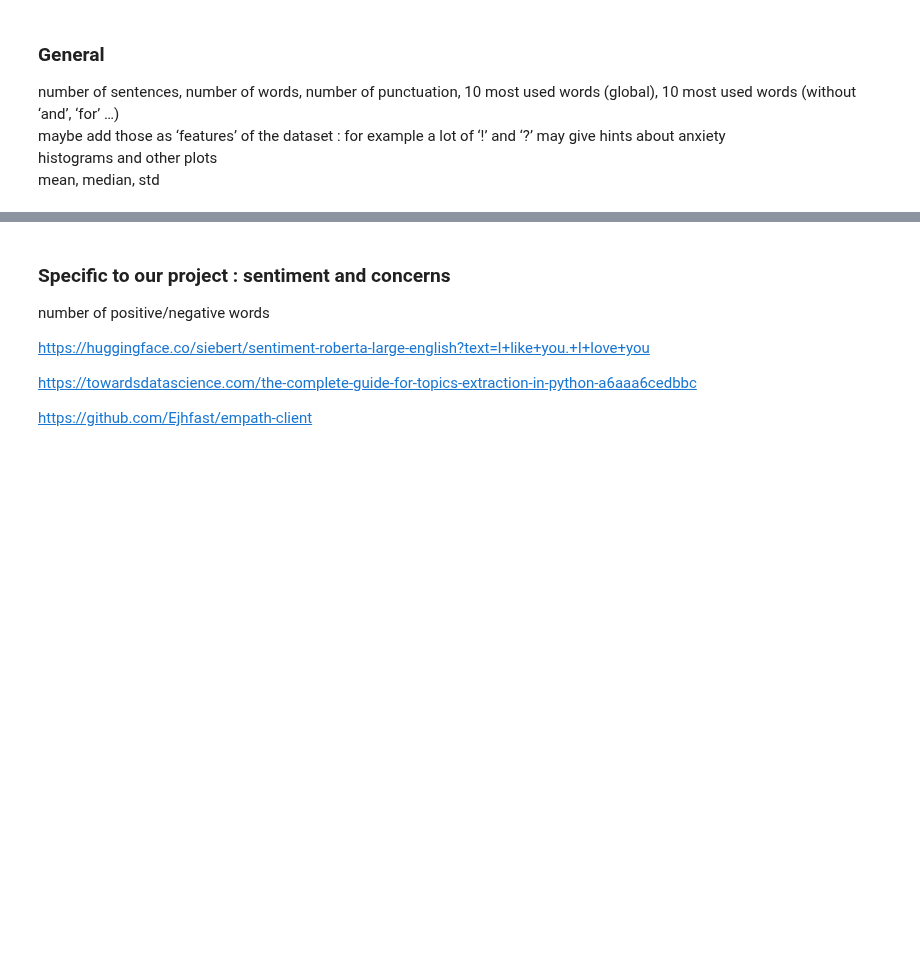
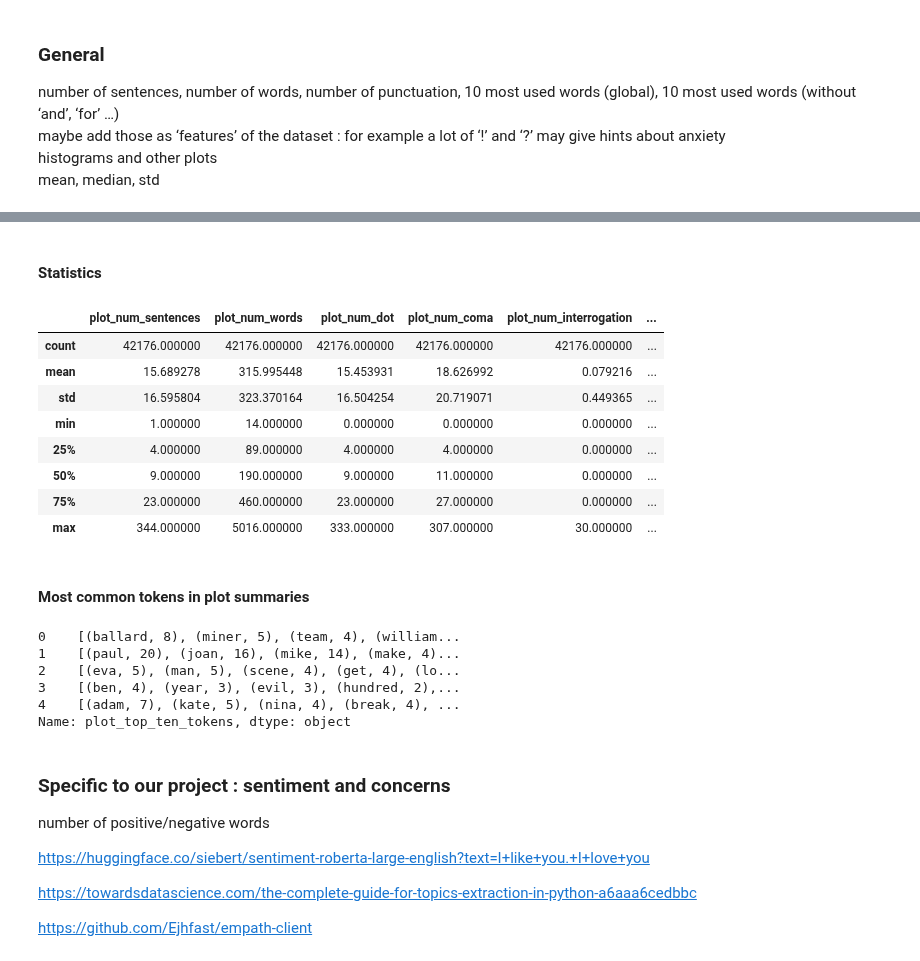
Before and after one commit to salome-baup/ada-2022-project-adaccord, a Jupyter notebook: Milestone2.ipynb, the cells around one changed output, grey strips where cells are left out. Cells and saved outputs as stored; diff of their text form; code cells hidden in the pictures; blank space fills up the shorter version.

Commit message:
Add files via upload
get some info about plots, need to display

```diff
--- a/Milestone2.ipynb
+++ b/Milestone2.ipynb
@@ -455,3 +696,14 @@ number of sentences, number of words, number of punctuation, 10 most used words
 maybe add those as ‘features’ of the dataset : for example a lot of ‘!’ and ‘?’ may give hints about anxiety
 histograms and other plots
 mean, median, std
+# %%
+from nltk.tokenize import RegexpTokenizer
+movies['plot_num_sentences'] = movies.sentences.apply( lambda x: len(x))
+movies['plot_num_words'] =  movies.Plot.apply( lambda x: len(RegexpTokenizer(r'\w+').tokenize(x)))
+movies['plot_num_dot'] = movies.words_punc.apply( lambda x: list(x).count('.'))
+movies['plot_num_coma'] = movies.words_punc.apply( lambda x: x.count(','))
+movies['plot_num_interrogation'] = movies.words_punc.apply( lambda x: x.count('?'))
+movies['plot_num_exclamation'] = movies.words_punc.apply( lambda x: x.count('!'))
+movies['plot_num_percentage'] = movies.words_punc.apply( lambda x: x.count('%'))
+movies['plot_num_semicolon'] = movies.words_punc.apply( lambda x: x.count(';'))
+movies['plot_num_colon'] = movies.words_punc.apply( lambda x: x.count(':'))
@@ -457,0 +719,16 @@ mean, median, std
+# %% [markdown]
+#### Statistics
+# %%
+movies[['plot_num_sentences','plot_num_words','plot_num_dot','plot_num_coma','plot_num_interrogation','plot_num_exclamation','plot_num_percentage','plot_num_semicolon','plot_num_colon']].describe()
+# %% [output]
+|  | plot_num_sentences | plot_num_words | plot_num_dot | plot_num_coma | plot_num_interrogation | ... |
+| count | 42176.000000 | 42176.000000 | 42176.000000 | 42176.000000 | 42176.000000 | ... |
+| mean | 15.689278 | 315.995448 | 15.453931 | 18.626992 | 0.079216 | ... |
+| std | 16.595804 | 323.370164 | 16.504254 | 20.719071 | 0.449365 | ... |
+| min | 1.000000 | 14.000000 | 0.000000 | 0.000000 | 0.000000 | ... |
+| 25% | 4.000000 | 89.000000 | 4.000000 | 4.000000 | 0.000000 | ... |
+| 50% | 9.000000 | 190.000000 | 9.000000 | 11.000000 | 0.000000 | ... |
+| 75% | 23.000000 | 460.000000 | 23.000000 | 27.000000 | 0.000000 | ... |
+| max | 344.000000 | 5016.000000 | 333.000000 | 307.000000 | 30.000000 | ... |
+# %% [markdown]
+#### Most common tokens in plot summaries
@@ -458,3 +743,12 @@ mean, median, std
+# %%
+movies['plot_top_ten_tokens'].head() # maybe do something with filtered proper names
+# %% [output]
+0    [(ballard, 8), (miner, 5), (team, 4), (william...
+1    [(paul, 20), (joan, 16), (mike, 14), (make, 4)...
+2    [(eva, 5), (man, 5), (scene, 4), (get, 4), (lo...
+3    [(ben, 4), (year, 3), (evil, 3), (hundred, 2),...
+4    [(adam, 7), (kate, 5), (nina, 4), (break, 4), ...
+Name: plot_top_ten_tokens, dtype: object
 # %% [markdown]
 ### Specific to our project : sentiment and concerns
 number of positive/negative words
```
Also changed, not shown: parts of 56 cells of this notebook.
